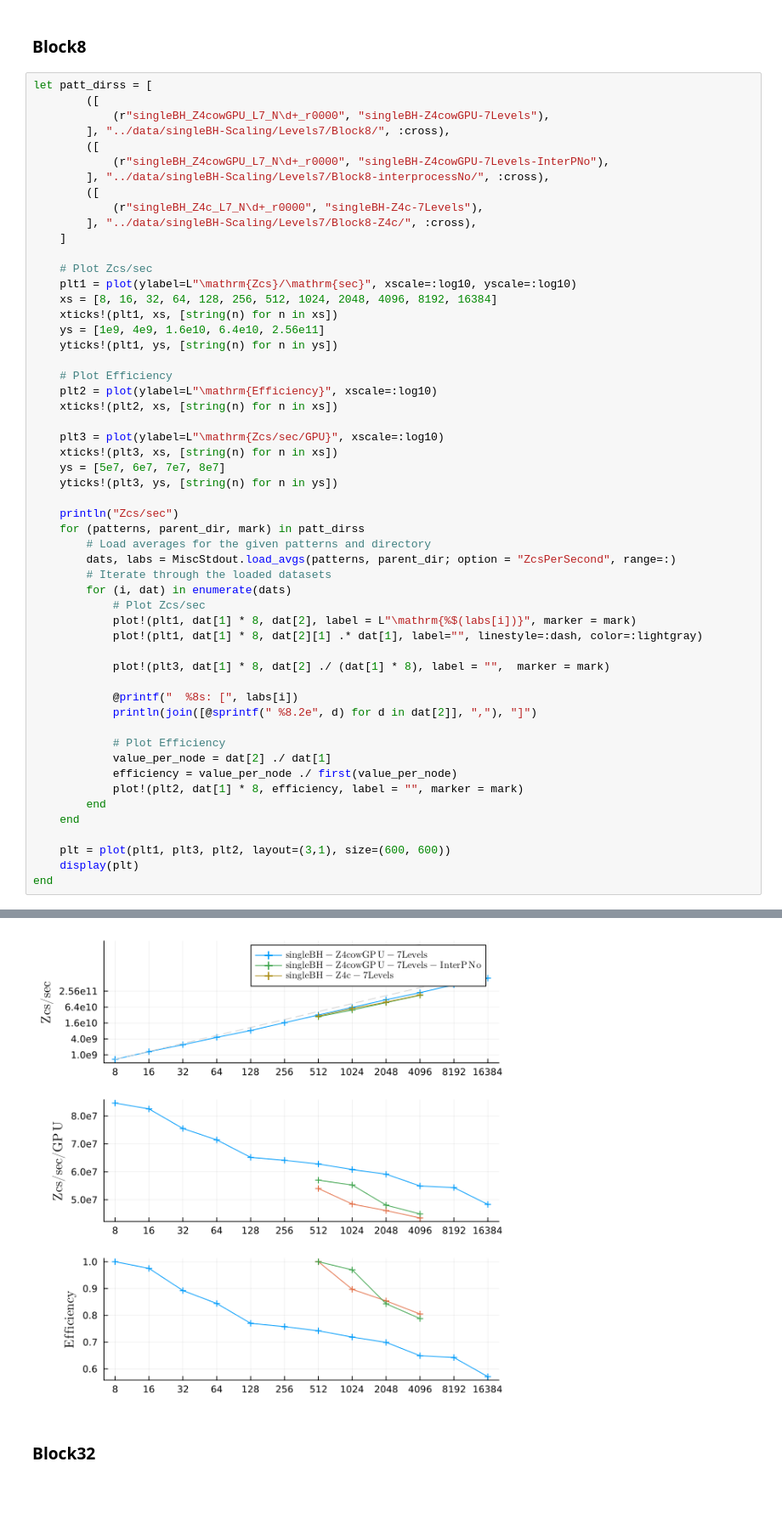
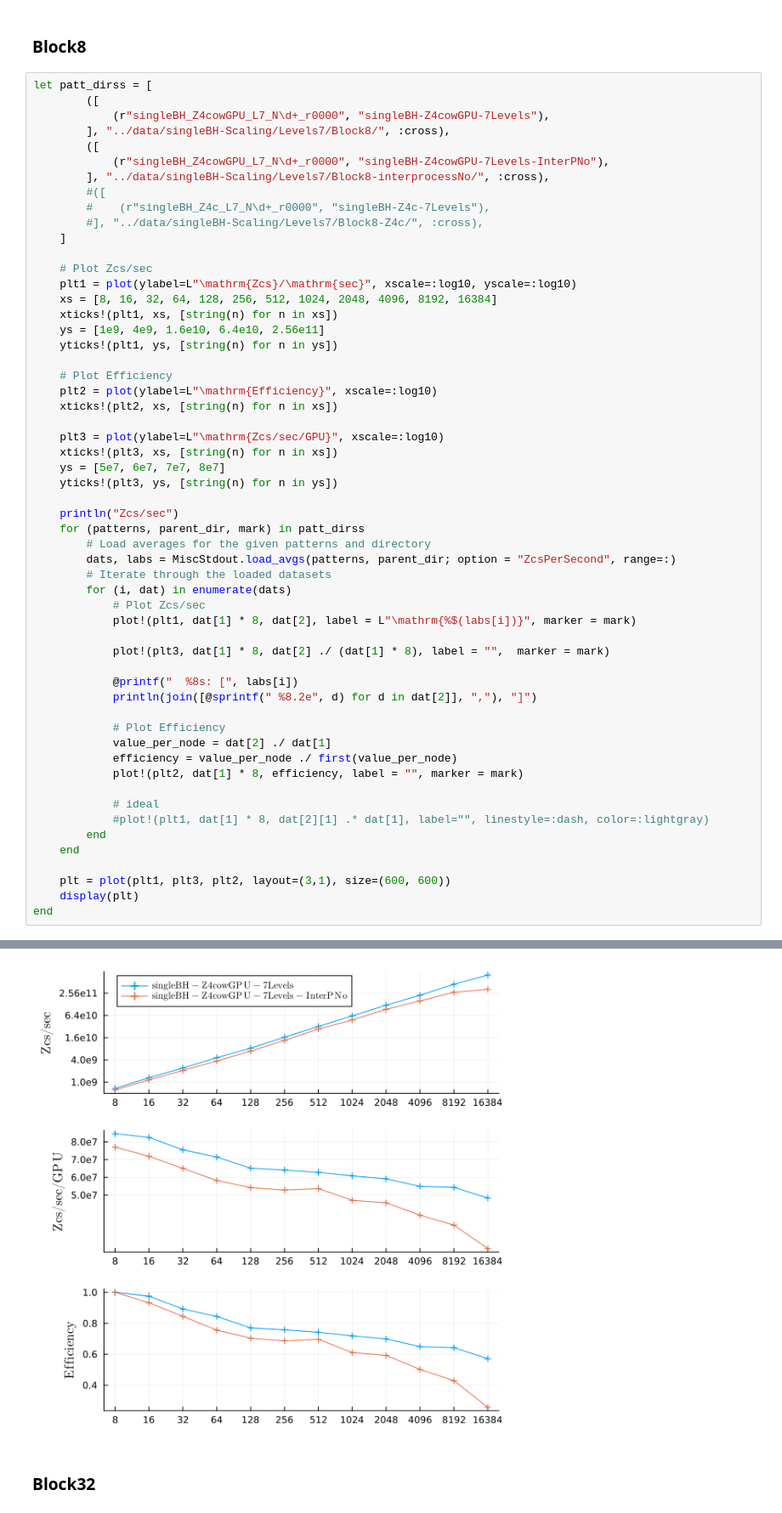
Before and after one commit to lwJi/ETK-Scaling-Tests, a Jupyter notebook: frontier/ipynb/singleBH-Levels7.ipynb, the cells around one changed output, grey strips where cells are left out. Shown at 85% size. Drawn from its saved outputs; the diff is of its cells as text.

Commit message:
frontier: update singleBH-Levels7.ipynb

```diff
--- a/frontier/ipynb/singleBH-Levels7.ipynb
+++ b/frontier/ipynb/singleBH-Levels7.ipynb
@@ -128,9 +128,9 @@ let patt_dirss = [
         ([
             (r"singleBH_Z4cowGPU_L7_N\d+_r0000", "singleBH-Z4cowGPU-7Levels-InterPNo"),
         ], "../data/singleBH-Scaling/Levels7/Block8-interprocessNo/", :cross),
-        ([
-            (r"singleBH_Z4c_L7_N\d+_r0000", "singleBH-Z4c-7Levels"),
-        ], "../data/singleBH-Scaling/Levels7/Block8-Z4c/", :cross),
+        #([
+        #    (r"singleBH_Z4c_L7_N\d+_r0000", "singleBH-Z4c-7Levels"),
+        #], "../data/singleBH-Scaling/Levels7/Block8-Z4c/", :cross),
     ]
 
     # Plot Zcs/sec
@@ -157,7 +157,6 @@ let patt_dirss = [
         for (i, dat) in enumerate(dats)
             # Plot Zcs/sec
             plot!(plt1, dat[1] * 8, dat[2], label = L"\mathrm{%$(labs[i])}", marker = mark)
-            plot!(plt1, dat[1] * 8, dat[2][1] .* dat[1], label="", linestyle=:dash, color=:lightgray)
 
             plot!(plt3, dat[1] * 8, dat[2] ./ (dat[1] * 8), label = "",  marker = mark)
 
@@ -168,6 +167,9 @@ let patt_dirss = [
             value_per_node = dat[2] ./ dat[1]
             efficiency = value_per_node ./ first(value_per_node)
             plot!(plt2, dat[1] * 8, efficiency, label = "", marker = mark)
+
+            # ideal
+            #plot!(plt1, dat[1] * 8, dat[2][1] .* dat[1], label="", linestyle=:dash, color=:lightgray)
         end
     end
 
@@ -182,4 +183,4 @@ Zcs/sec
-[figure, old version]
+[figure, new version]
 # %% [markdown]
 ### Block32
 # %%
```
Also changed, not shown: parts of 1 cell of this notebook.
